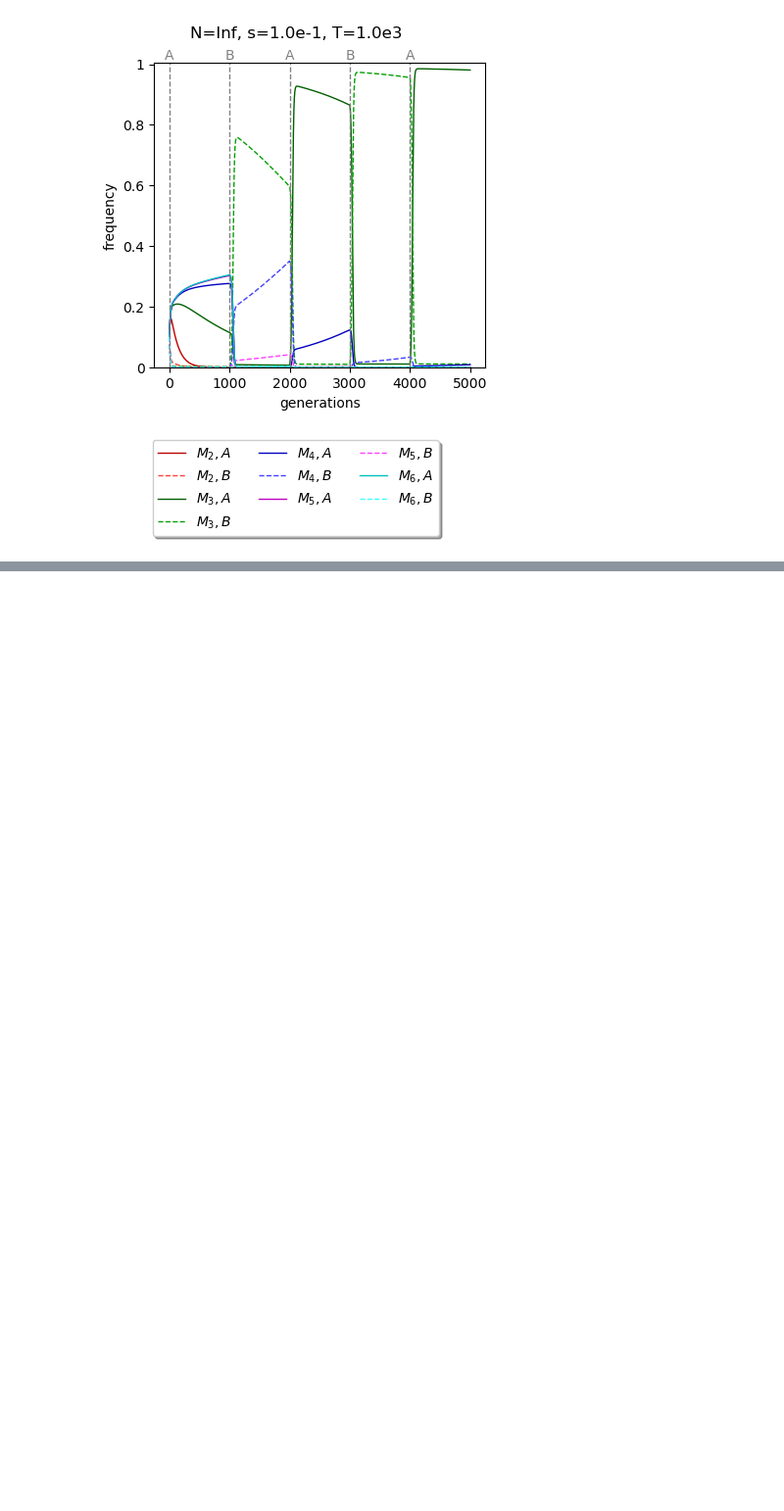
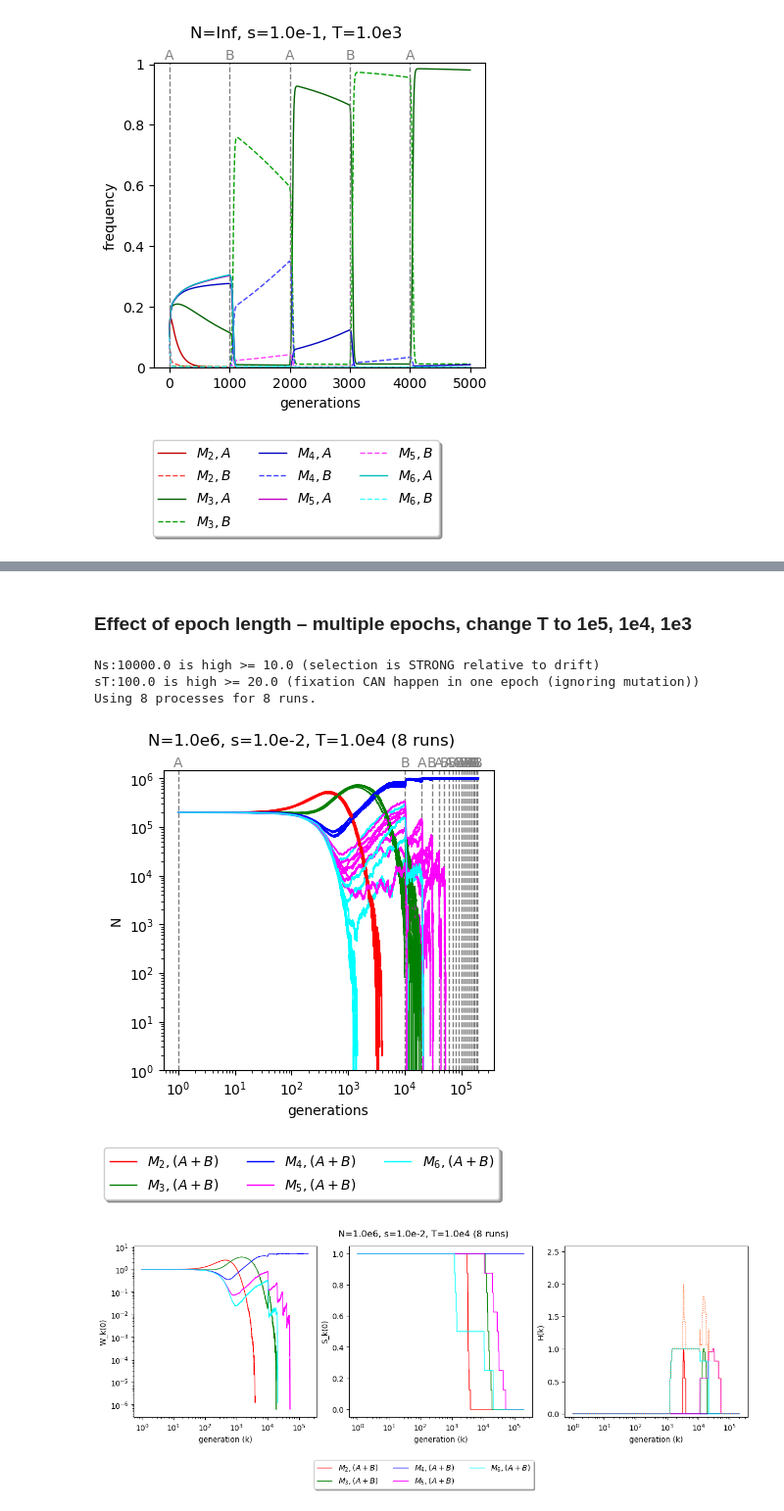
Before and after one commit to mepster/evosim, a Jupyter notebook: lab2.ipynb, the cells around one changed output, grey strips where cells are left out. Shown at 98% size. Drawn from its saved outputs; the diff is of its cells as text; code cells hidden in the pictures; blank space fills up the shorter version.

```diff
--- a/lab2.ipynb
+++ b/lab2.ipynb
@@ -385,0 +274,29 @@ Note: setting numRuns to 1 because N < 0 (infinite population)
+# %% [markdown]
+### Effect of epoch length – multiple epochs, change T to 1e5, 1e4, 1e3
+# %%
+args = evosim.default_args.copy()
+args.plotAB = False
+args.plotLog = True
+args.aToB = 0.0
+args.minMu = 2
+args.numClades = 5
+
+###
+
+args.numRuns = 8 # increase number of runs to average out stochasticity
+args.plotKFit = True # plot k-fitness, k-survivability and k-surprisal
+
+totalT = 2e5 # total time
+args.T = 1e4 # epoch length
+args.numEpochs = totalT/args.T # multiple epochs
+
+args.s = 0.01 # can also tweak s to cause more surprisal
+args.N = 1e6
+
+evosim.evosim(args)
+# %% [output]
+Ns:10000.0 is high >= 10.0 (selection is STRONG relative to drift)
+sT:100.0 is high >= 20.0 (fixation CAN happen in one epoch (ignoring mutation))
+Using 8 processes for 8 runs.
+[figure, added]
+[figure, added]
```
Also changed, not shown: parts of 39 cells of this notebook, 1 other file.
